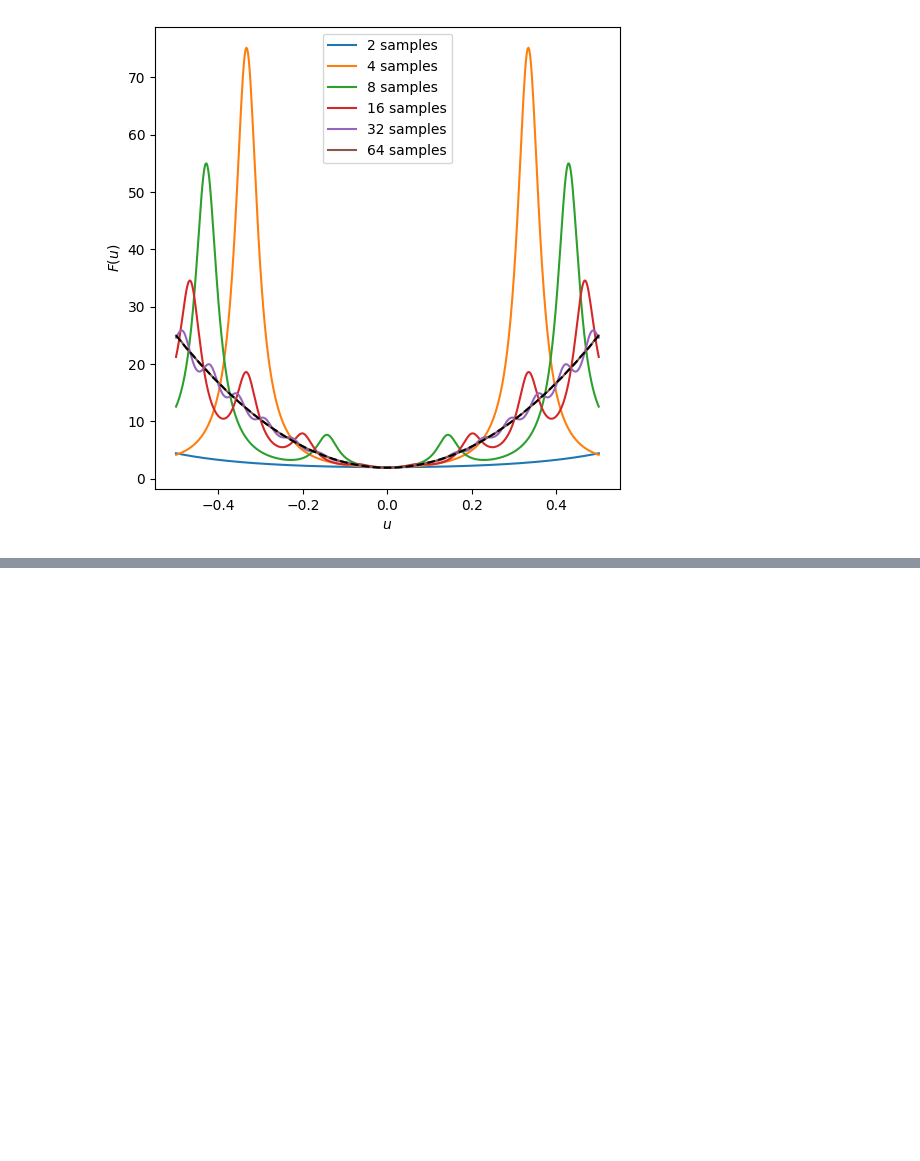
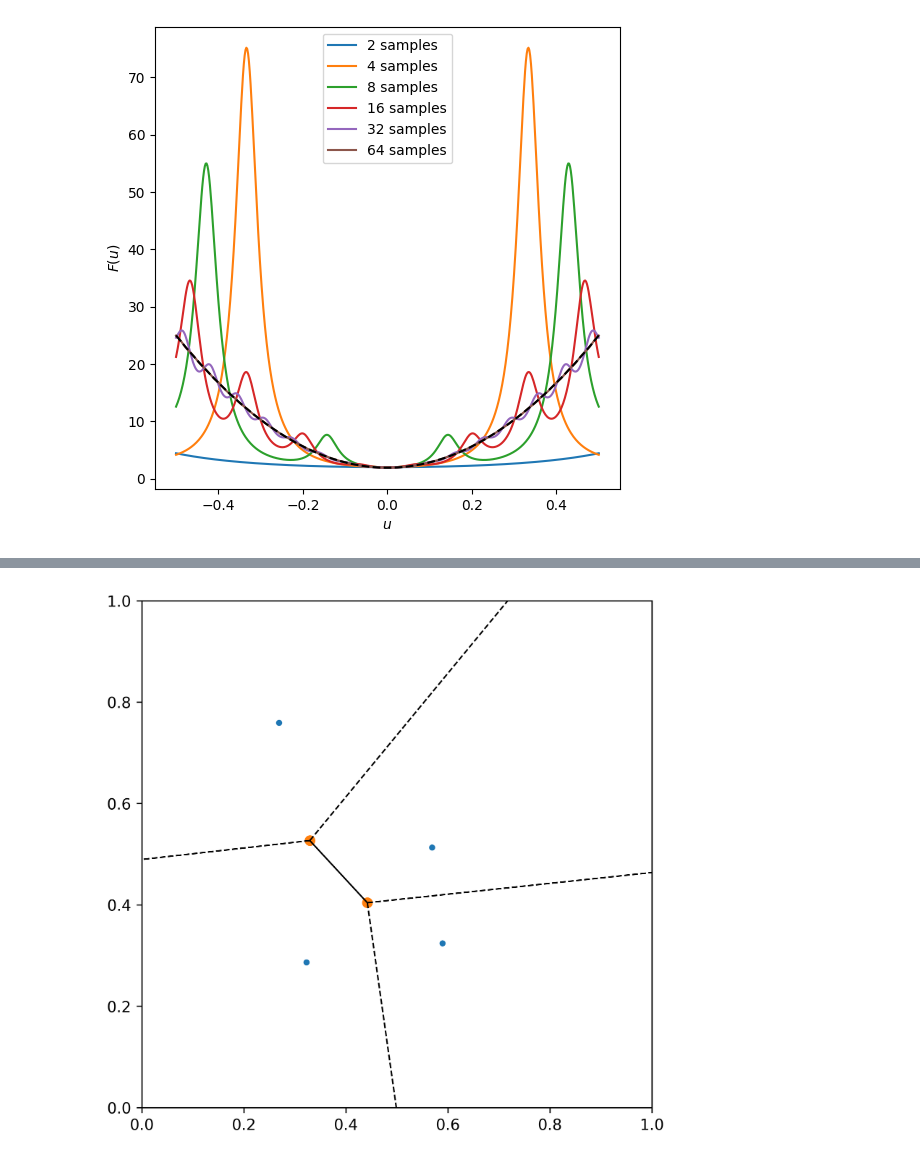
Before and after one commit to squinterodlr/csg, a Jupyter notebook: examples/csg.ipynb, the cells around one changed output, grey strips where cells are left out. Cells and saved outputs as stored; diff of their text form; code cells hidden in the pictures; blank space fills up the shorter version.

```diff
--- a/examples/csg.ipynb
+++ b/examples/csg.ipynb
@@ -42,0 +82,14 @@ plt.show()
+# %%
+from scipy.spatial import Voronoi, voronoi_plot_2d
+
+points = np.vstack([x_array, u_array]).T
+
+voronoi = Voronoi(points=points[:4], incremental=True)
+fig, ax = plt.subplots(figsize=(6,6))
+voronoi_plot_2d(voronoi, ax=ax)
+ax.set_xlim(0, 1)
+ax.set_ylim(0,1)
+plt.savefig("voronoi_04.png")
+plt.show()
+# %% [output]
+[figure, added]
```
Also changed, not shown: parts of 5 cells of this notebook, 42 other files.
